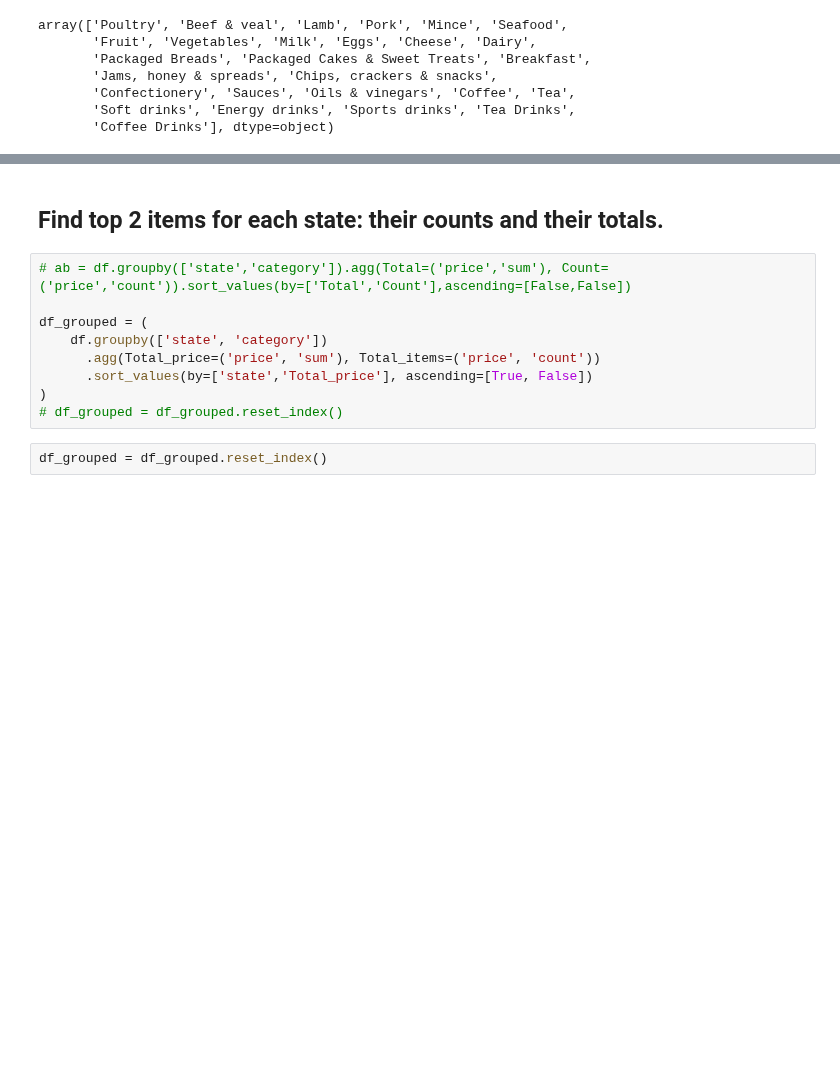
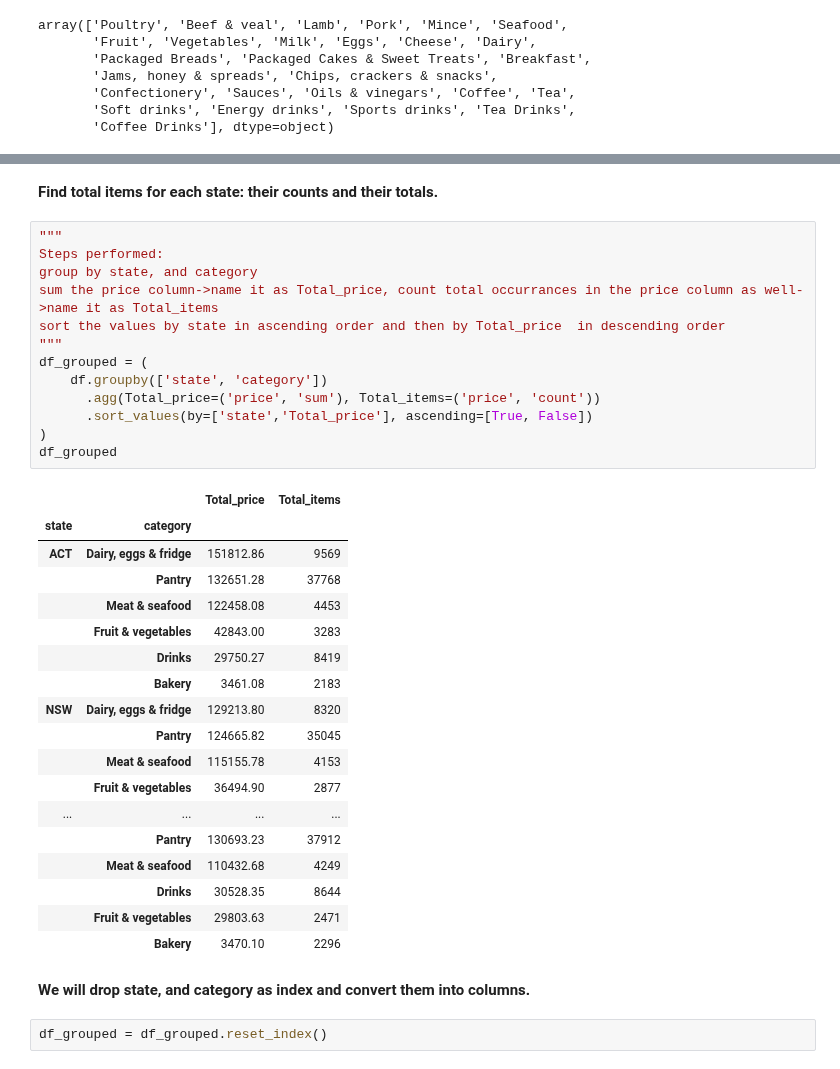
Before and after one commit to binayakhadka/grocery-retail-analytics, a Jupyter notebook: aus.ipynb, the cells around one changed output, grey strips where cells are left out. Drawn from its saved outputs; the diff is of its cells as text; blank space fills up the shorter version.

```diff
--- a/aus.ipynb
+++ b/aus.ipynb
@@ -192,14 +231,39 @@ array(['Poultry', 'Beef & veal', 'Lamb', 'Pork', 'Mince', 'Seafood',
 # %% [markdown]
-## Find top 2 items for each state: their counts and their totals. ##
+**Find total items for each state: their counts and their totals.**
 # %%
-# ab = df.groupby(['state','category']).agg(Total=('price','sum'), Count=('price','count')).sort_values(by=['Total','Count'],ascending=[False,False])
-
+"""
+Steps performed:
+group by state, and category
+sum the price column->name it as Total_price, count total occurrances in the price column as well->name it as Total_items
+sort the values by state in ascending order and then by Total_price  in descending order
+"""
 df_grouped = (
     df.groupby(['state', 'category'])
       .agg(Total_price=('price', 'sum'), Total_items=('price', 'count'))
       .sort_values(by=['state','Total_price'], ascending=[True, False])
 )
-# df_grouped = df_grouped.reset_index()
+df_grouped
+# %% [output]
+|  |  | Total_price | Total_items |
+| state | category |  |  |
+| ACT | Dairy, eggs & fridge | 151812.86 | 9569 |
+|  | Pantry | 132651.28 | 37768 |
+|  | Meat & seafood | 122458.08 | 4453 |
+|  | Fruit & vegetables | 42843.00 | 3283 |
+|  | Drinks | 29750.27 | 8419 |
+|  | Bakery | 3461.08 | 2183 |
+| NSW | Dairy, eggs & fridge | 129213.80 | 8320 |
+|  | Pantry | 124665.82 | 35045 |
+|  | Meat & seafood | 115155.78 | 4153 |
+|  | Fruit & vegetables | 36494.90 | 2877 |
+| ... | ... | ... | ... |
+|  | Pantry | 130693.23 | 37912 |
+|  | Meat & seafood | 110432.68 | 4249 |
+|  | Drinks | 30528.35 | 8644 |
+|  | Fruit & vegetables | 29803.63 | 2471 |
+|  | Bakery | 3470.10 | 2296 |
+# %% [markdown]
+**We will drop state, and category as index and convert them into columns.**
 # %%
 df_grouped = df_grouped.reset_index()
 # %%
```
Also changed, not shown: parts of 14 cells of this notebook.
